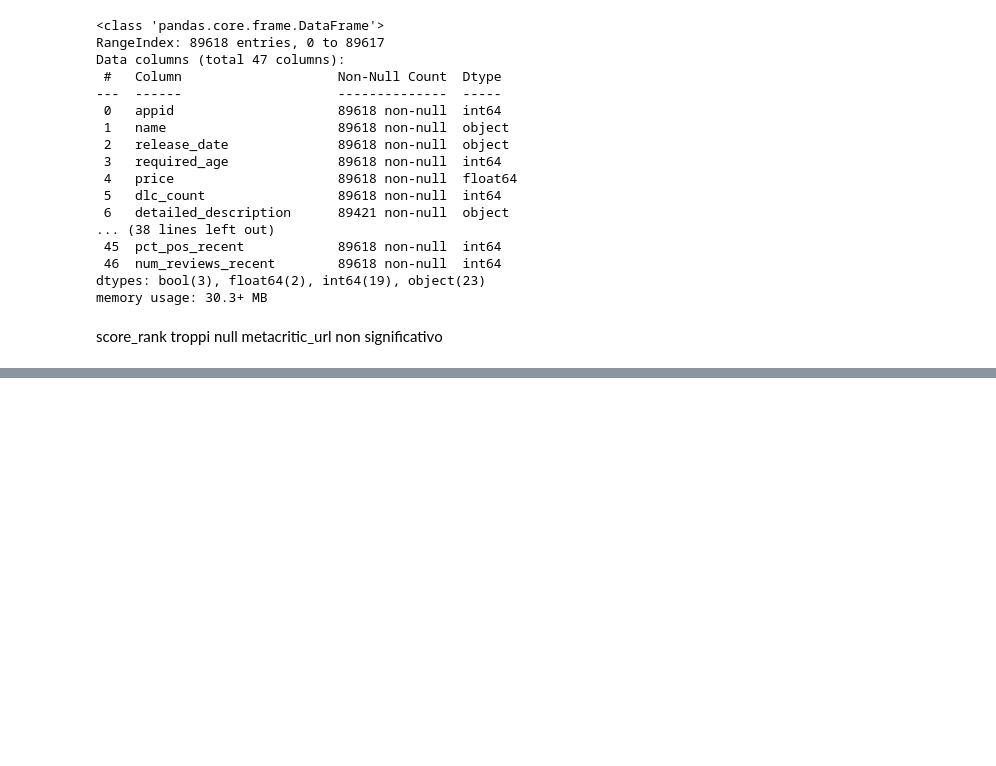
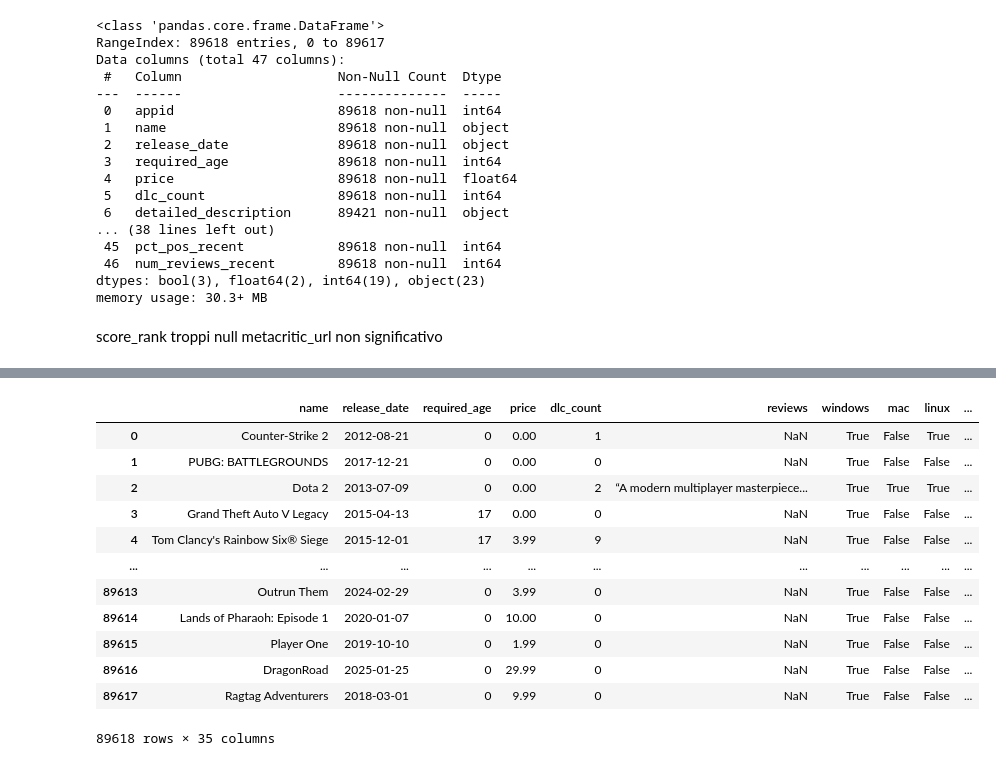
Before and after one commit to AlexthePredator/FutureGame, a Jupyter notebook: addestramentoModello/addestramento.ipynb, the cells around one changed output, grey strips where cells are left out. Drawn from its saved outputs; the diff is of its cells as text; code cells hidden in the pictures; blank space fills up the shorter version.

Commit message:
Analisi dataset e prima pulizia

```diff
--- a/addestramentoModello/addestramento.ipynb
+++ b/addestramentoModello/addestramento.ipynb
@@ -40,0 +76,22 @@ metacritic_url non significativo
+# %%
+# drop elimina colonna, per eliminare più colonne contemporaneamente [ , ]
+dataset.drop('appid', axis=1, inplace=True)
+#dataset.drop(['detailed_description','about_the_game', 'short_description', 'reviews', 'header_image'], axis=1, inplace=True)
+#dataset.drop(['website', 'support_url', 'support_email', 'metacritic_url', 'notes'], axis=1, inplace=True)
+#dataset.drop(['screenshots','movies'], axis=1, inplace=True)
+
+dataset
+# %% [output]
+|  | name | release_date | required_age | price | dlc_count | reviews | windows | mac | linux | ... |
+| 0 | Counter-Strike 2 | 2012-08-21 | 0 | 0.00 | 1 | NaN | True | False | True | ... |
+| 1 | PUBG: BATTLEGROUNDS | 2017-12-21 | 0 | 0.00 | 0 | NaN | True | False | False | ... |
+| 2 | Dota 2 | 2013-07-09 | 0 | 0.00 | 2 | “A modern multiplayer masterpiece... | True | True | True | ... |
+| 3 | Grand Theft Auto V Legacy | 2015-04-13 | 17 | 0.00 | 0 | NaN | True | False | False | ... |
+| 4 | Tom Clancy's Rainbow Six® Siege | 2015-12-01 | 17 | 3.99 | 9 | NaN | True | False | False | ... |
+| ... | ... | ... | ... | ... | ... | ... | ... | ... | ... | ... |
+| 89613 | Outrun Them | 2024-02-29 | 0 | 3.99 | 0 | NaN | True | False | False | ... |
+| 89614 | Lands of Pharaoh: Episode 1 | 2020-01-07 | 0 | 10.00 | 0 | NaN | True | False | False | ... |
+| 89615 | Player One | 2019-10-10 | 0 | 1.99 | 0 | NaN | True | False | False | ... |
+| 89616 | DragonRoad | 2025-01-25 | 0 | 29.99 | 0 | NaN | True | False | False | ... |
+| 89617 | Ragtag Adventurers | 2018-03-01 | 0 | 9.99 | 0 | NaN | True | False | False | ... |
+89618 rows × 35 columns
```
Also changed, not shown: parts of 4 cells of this notebook, 1 other file.
